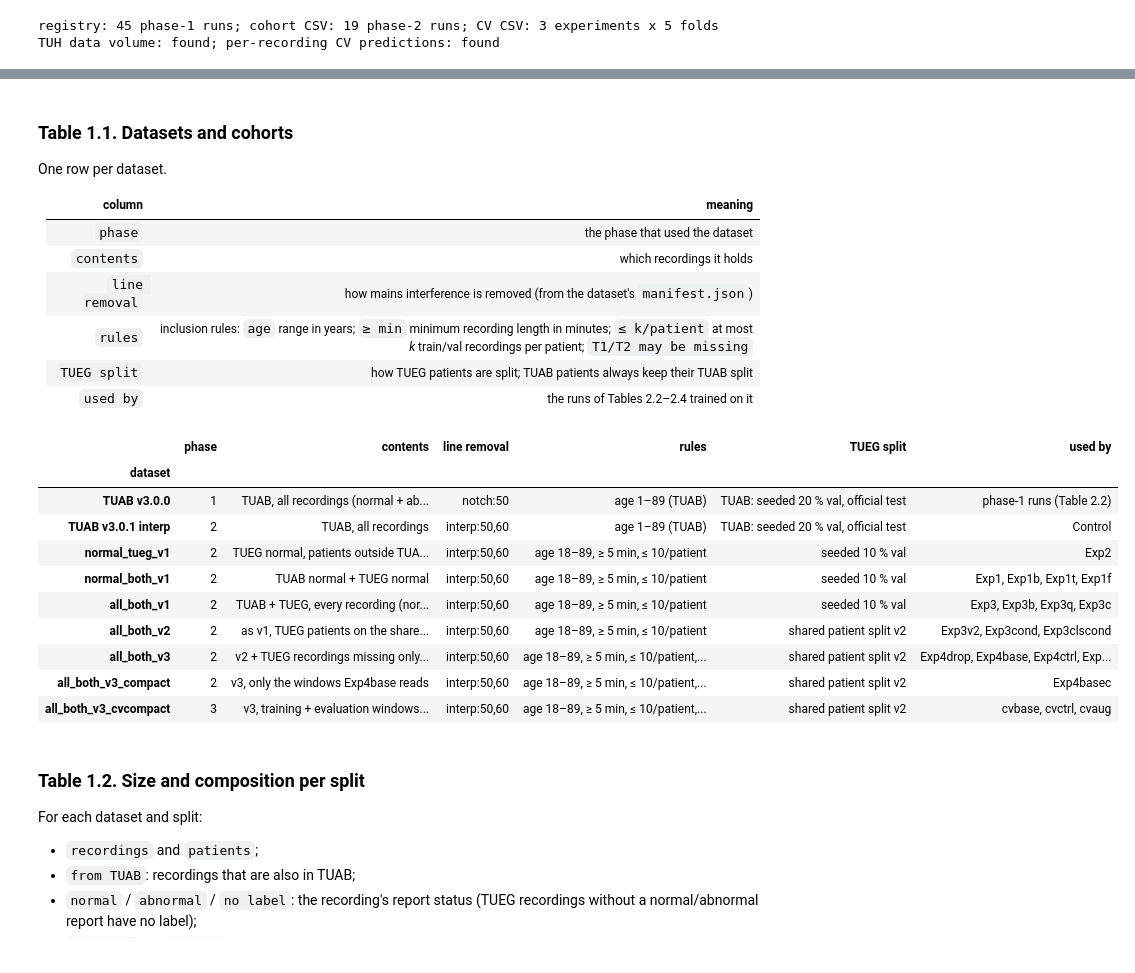
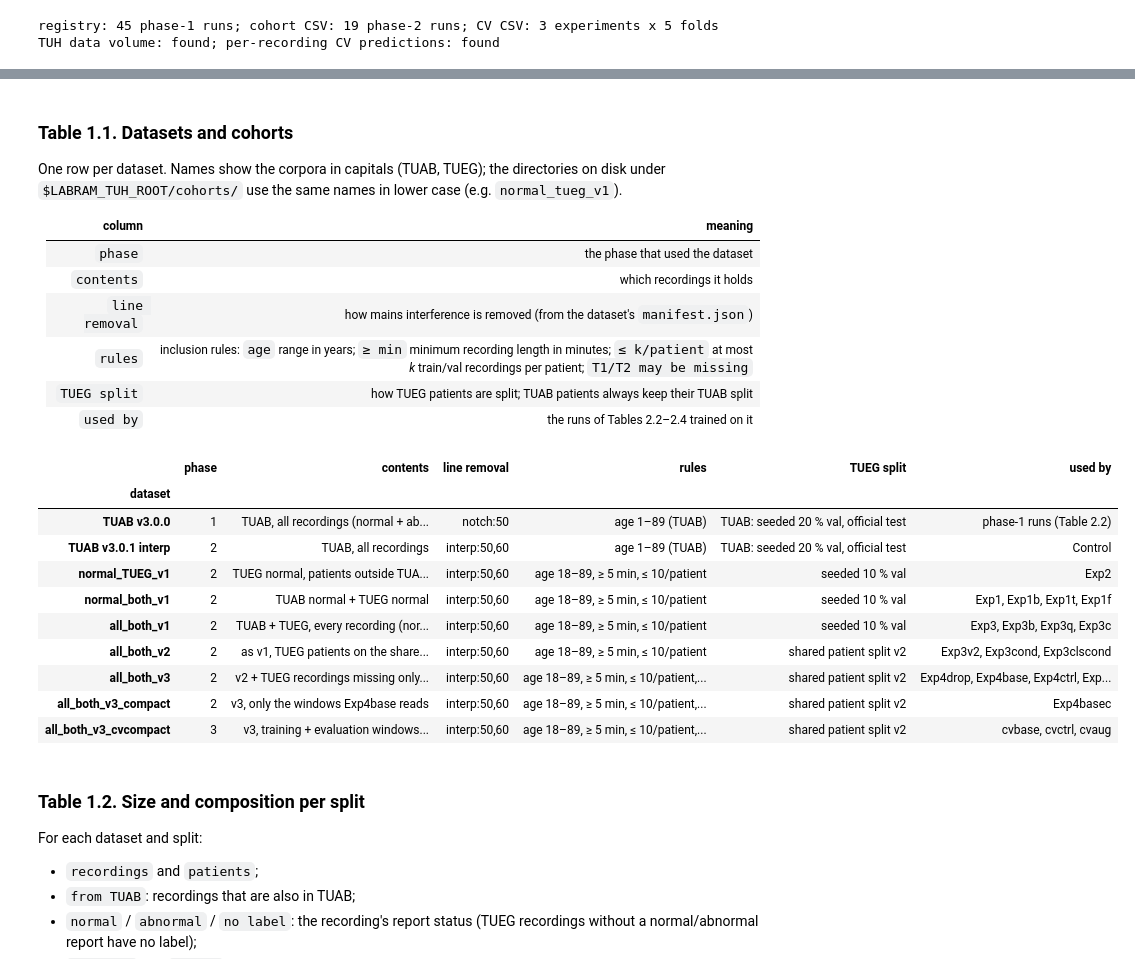
Before and after one commit to Neuro-Clalit/LaBraM, a Jupyter notebook: notebooks/brain_age_research_summary.ipynb, the cells around one changed output, grey strips where cells are left out. Saved outputs shown, nothing was run; the diff lists cells and outputs as text; code cells hidden in the pictures.

```diff
--- a/notebooks/brain_age_research_summary.ipynb
+++ b/notebooks/brain_age_research_summary.ipynb
@@ -168,7 +168,8 @@ TUAB-test patient and asserts that no patient is in two splits.
 # %% [markdown]
 ### Table 1.1. Datasets and cohorts
 
-One row per dataset.
+One row per dataset. Names show the corpora in capitals (TUAB, TUEG); the directories on disk under
+`$LABRAM_TUH_ROOT/cohorts/` use the same names in lower case (e.g. `normal_tueg_v1`).
 
 | column | meaning |
 |---|---|
@@ -183,7 +184,7 @@ DATASETS = [
     ("TUAB v3.0.0", "1", "tuab/v3.0.1/edf/legacy_v3.0.0_processed", "TUAB, all recordings (normal + abnormal)",
      "phase-1 runs (Table 2.2)"),
     ("TUAB v3.0.1 interp", "2", "tuab/v3.0.1/edf/processed_npy_interp50-60", "TUAB, all recordings", "Control"),
-    ("normal_tueg_v1", "2", "cohorts/normal_tueg_v1", "TUEG normal, patients outside TUAB; no test split", "Exp2"),
+    ("normal_TUEG_v1", "2", "cohorts/normal_tueg_v1", "TUEG normal, patients outside TUAB; no test split", "Exp2"),
     ("normal_both_v1", "2", "cohorts/normal_both_v1", "TUAB normal + TUEG normal", "Exp1, Exp1b, Exp1t, Exp1f"),
     ("all_both_v1", "2", "cohorts/all_both_v1", "TUAB + TUEG, every recording (normal / abnormal / no label)",
      "Exp3, Exp3b, Exp3q, Exp3c"),
@@ -201,34 +202,34 @@ def manifest(path):
     p = os.path.join(TUH, path, "manifest.json")
     return json.load(open(p)) if os.path.exists(p) else {}
 
 
 def rules(m):
     c = m.get("cohort", {})
     if not c:
         return "age 1–89 (TUAB)"
     r = [f"age {c['min_age']}–{c['max_age']}", f"≥ {c['min_minutes']:g} min", f"≤ {c['max_per_subject']}/patient"]
     if c.get("allow_missing"):
         r.append("/".join(c["allow_missing"]) + " may be missing")
     return ", ".join(r)
 
 
 rows = []
 for name, phase, path, contents, used in DATASETS:
     m = manifest(path) if HAVE_TUH else {}
     lr = m.get("line_removal") or ("notch:50" if "legacy" in path else "–")
     c = m.get("cohort", {})
     split = ("shared patient split v2" if c.get("patient_split") else
              ("seeded 10 % val" if c else "TUAB: seeded 20 % val, official test"))
     rows.append({"dataset": name, "phase": phase, "contents": contents, "line removal": lr,
                  "rules": rules(m) if HAVE_TUH else "–", "TUEG split": split, "used by": used})
 table_1_1 = pd.DataFrame(rows)
 numbered_table(table_1_1.set_index("dataset"), "1.1", "Datasets and cohorts")
 # %% [output]
 |  | phase | contents | line removal | rules | TUEG split | used by |
 | dataset |  |  |  |  |  |  |
 | TUAB v3.0.0 | 1 | TUAB, all recordings (normal + ab... | notch:50 | age 1–89 (TUAB) | TUAB: seeded 20 % val, official test | phase-1 runs (Table 2.2) |
 | TUAB v3.0.1 interp | 2 | TUAB, all recordings | interp:50,60 | age 1–89 (TUAB) | TUAB: seeded 20 % val, official test | Control |
-| normal_tueg_v1 | 2 | TUEG normal, patients outside TUA... | interp:50,60 | age 18–89, ≥ 5 min, ≤ 10/patient | seeded 10 % val | Exp2 |
+| normal_TUEG_v1 | 2 | TUEG normal, patients outside TUA... | interp:50,60 | age 18–89, ≥ 5 min, ≤ 10/patient | seeded 10 % val | Exp2 |
 | normal_both_v1 | 2 | TUAB normal + TUEG normal | interp:50,60 | age 18–89, ≥ 5 min, ≤ 10/patient | seeded 10 % val | Exp1, Exp1b, Exp1t, Exp1f |
 | all_both_v1 | 2 | TUAB + TUEG, every recording (nor... | interp:50,60 | age 18–89, ≥ 5 min, ≤ 10/patient | seeded 10 % val | Exp3, Exp3b, Exp3q, Exp3c |
 | all_both_v2 | 2 | as v1, TUEG patients on the share... | interp:50,60 | age 18–89, ≥ 5 min, ≤ 10/patient | shared patient split v2 | Exp3v2, Exp3cond, Exp3clscond |
```
Also changed, not shown: parts of 4 cells of this notebook, 3 other files.
